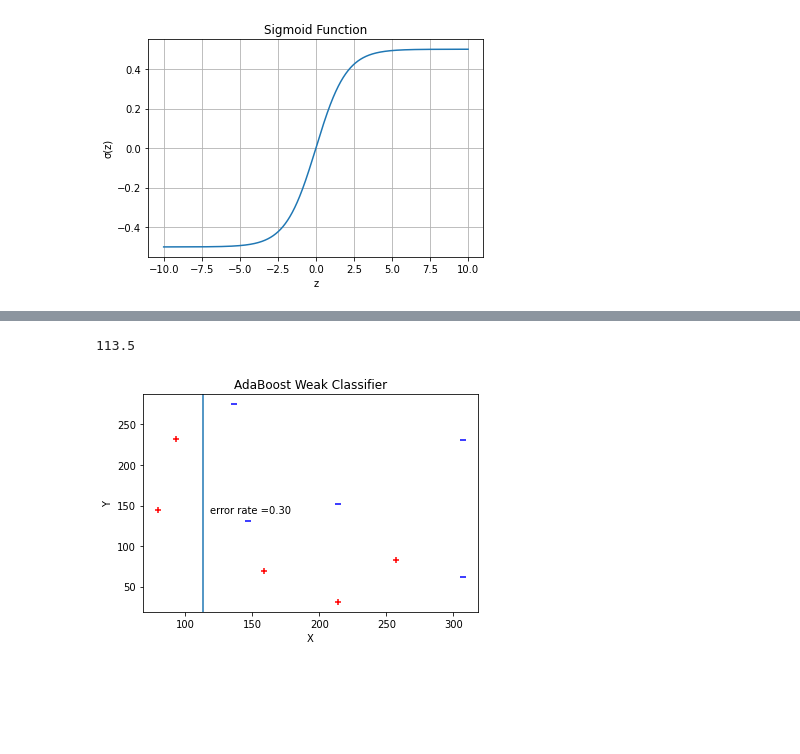
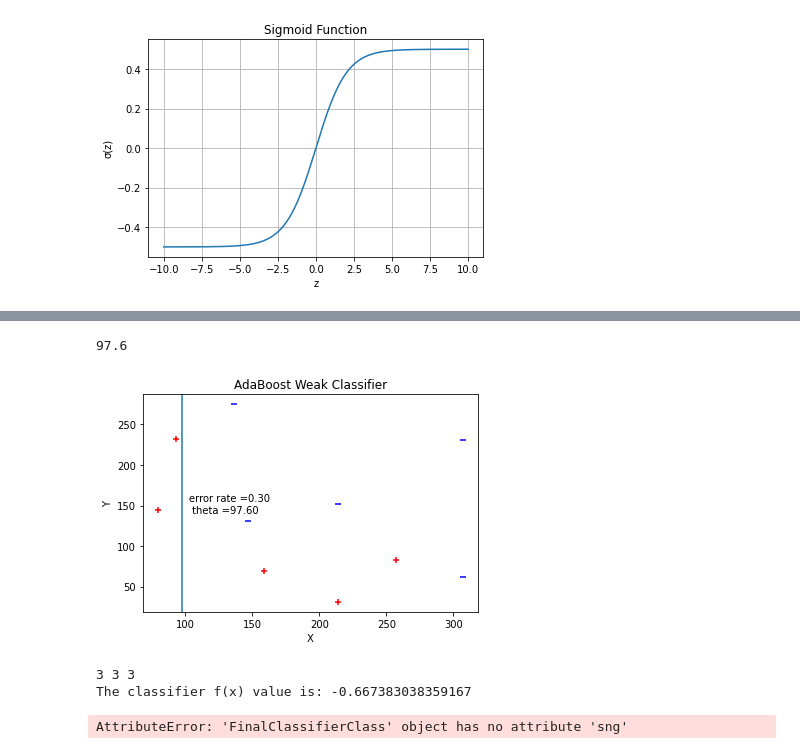
Before and after one commit to youareeverysingleday/MachineLearningAssignments, a Jupyter notebook: MLA_1.ipynb, the cells around one changed output, grey strips where cells are left out. Saved outputs shown, nothing was run; the diff lists cells and outputs as text; code cells hidden in the pictures; blank space fills up the shorter version.

```diff
--- a/MLA_1.ipynb
+++ b/MLA_1.ipynb
@@ -132,12 +133,12 @@ def displaySingleWeakClassifier(wc_type, samples, theta, error_rate, offset=10):
     if wc_type == 'x':
         plt.axvline(theta)
         y_mean = samples['y'].mean()
-        plt.text(theta + offset/2, y_mean, 'error rate =%0.2f'%error_rate)
+        plt.text(theta + offset/2, y_mean, 'error rate =%0.2f\n theta =%0.2f'%(error_rate, theta))
     else:
         plt.axhline(theta)
         x_mean = samples['x'].mean()
         # 加了一个偏移量，避免显示的字和线条重合在一起。
-        plt.text(x_mean, theta + offset, 'error rate =%0.2f'%error_rate)
+        plt.text(x_mean, theta + offset, 'error rate =%0.2f\n theta =%0.2f'%(error_rate, theta))
     plt.show()
 # %%
 # 测试显示弱分类器的函数。
@@ -173,6 +174,7 @@ displaySingleWeakClassifier('y', SampleData_pd, 200, 0.4)
 temp = Labels_data.copy()
 temp[6] = 1
 temp[2] = 1
+temp[1] = -1
 print(temp)
 print(temp.shape[0])
 
@@ -183,24 +185,25 @@ def update_sample_weight(samples_weight_before, wc_weight, labels, prediction):
         new_samples_weight.append(samples_weight_before[i] * np.exp(-wc_weight * labels[i] * prediction[i]))
         pass
     return np.array(new_samples_weight/sum(new_samples_weight)).reshape([len(labels) ,1])
+
 samples_weight_before = [(1.0/(SampleData_pd.shape[0])) for i in range(Samples_data.shape[0])]
 wc_weight = 0.8
 print(update_sample_weight(samples_weight_before, wc_weight, Labels_data, temp))
 
-def compare(a, b):
-    if a == b:
-        return 1
-    else:
-        return 0
+# def compare(a, b):
+#     if a == b:
+#         return 1
+#     else:
+#         return 0
 
-def calculate_Error_rate(labels, pred, sample_weight):
-    # 计算弱分类器的错误率。
-    temp_pd = pd.concat([labels, pred], axis=1)
-    # temp_pd['ret'] = temp_pd.apply(lambda x : compare(temp_pd['label'], temp_pd['pred']), axis=1)
-    ret = 0
-    for i in range(labels.shape[0]):
-        if labels[i] != pred[i]:
-            ret += sample_weight[i]
-    return ret
+# def calculate_Error_rate(labels, pred, sample_weight):
+#     # 计算弱分类器的错误率。
+#     temp_pd = pd.concat([labels, pred], axis=1)
+#     # temp_pd['ret'] = temp_pd.apply(lambda x : compare(temp_pd['label'], temp_pd['pred']), axis=1)
+#     ret = 0
+#     for i in range(labels.shape[0]):
+#         if labels[i] != pred[i]:
+#             ret += sample_weight[i]
+#     return ret
 # %% [output]
 0    1
@@ -317,10 +348,14 @@ class FindSingleWeakClassifier:
 # %%
+wc_weight_list = []
+
 samples_weight = [(1.0/(Samples_data.shape[0])) for i in range(Samples_data.shape[0])]
 
-getWCClass = FindSingleWeakClassifier(WeakClassifier, Samples_data, Labels_data, samples_weight, 'x')
-theta, error_rate = getWCClass.FindSingleWeakClassifier()
+getWCClass = FindSingleWeakClassifierClass(WeakClassifier, Samples_data, Labels_data)
+theta, error_rate, predictionresult, wc_weight = getWCClass.FindSingleWeakClassifier(samples_weight, 'y')
 print(theta)
 displaySingleWeakClassifier('x', SampleData_pd, theta, error_rate)
+
+new_samples_weight = update_sample_weight(samples_weight, wc_weight, Labels_data, predictionresult)
 # %% [output]
-113.5
+97.6
-[figure, old version]
+[figure, new version]
@@ -326,0 +425,11 @@ displaySingleWeakClassifier('x', SampleData_pd, theta, error_rate)
+# %%
+
+weak_classifier_count = 3
+FCC = FinalClassifierClass(Samples_data, Labels_data, weak_classifier_count)
+FCC.train_fc()
+sampleType = FCC.final_classifier(100, 200)
+print(sampleType)
+# %% [output]
+3 3 3
+The classifier f(x) value is: -0.667383038359167
+AttributeError: 'FinalClassifierClass' object has no attribute 'sng'
```
Also changed, not shown: parts of 7 cells of this notebook.
